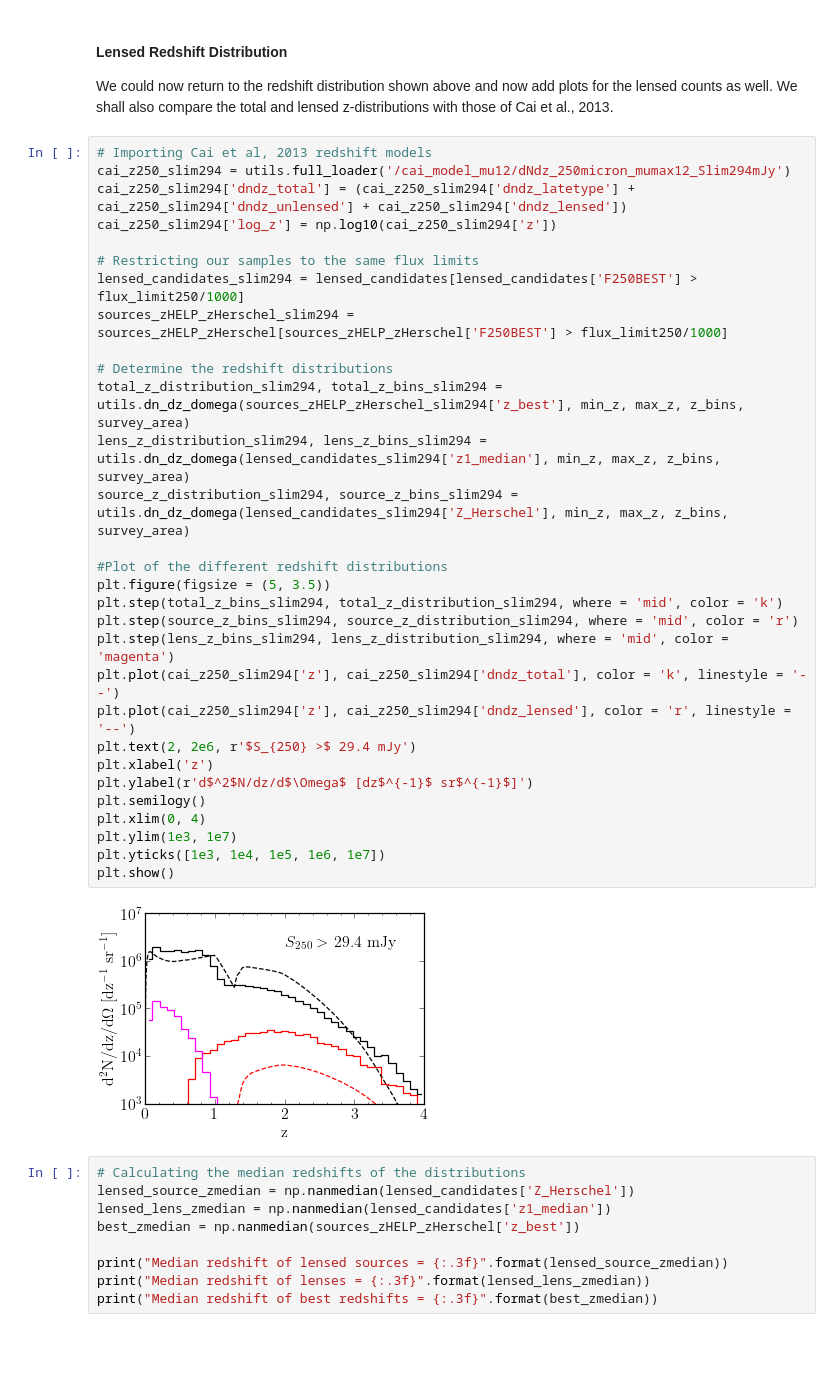
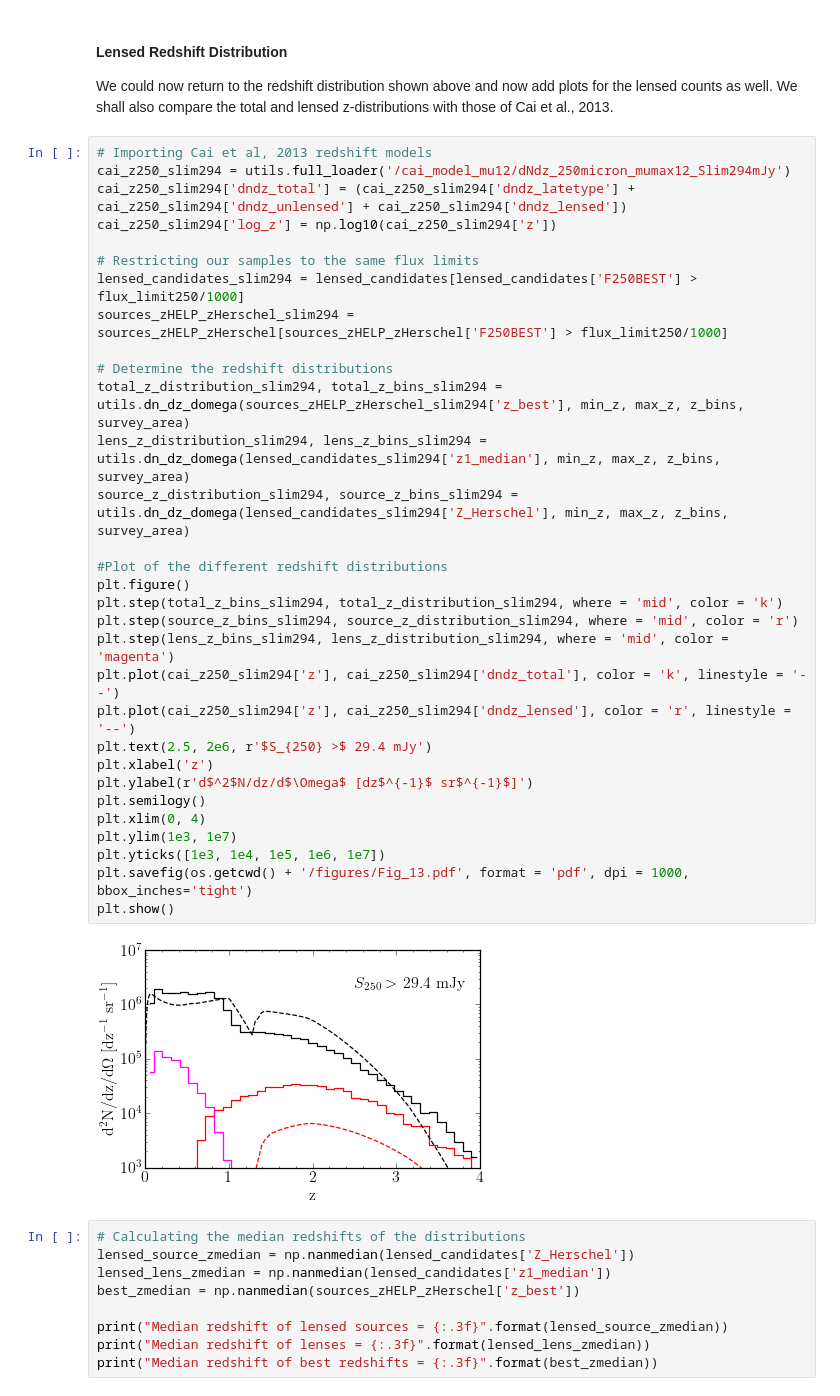
Before and after one commit to BradleyAWard/Herschel-ATLAS-DR3, a Jupyter notebook: HATLAS_DR3/15_arcsec/results.ipynb, the cells around one changed output. Cells and saved outputs as stored; diff of their text form; blank space fills up the shorter version.

```diff
--- a/HATLAS_DR3/15_arcsec/results.ipynb
+++ b/HATLAS_DR3/15_arcsec/results.ipynb
@@ -283,35 +287,36 @@ also compare the total and lensed z-distributions with those of Cai et al., 2013
 # %%
 # Importing Cai et al, 2013 redshift models
 cai_z250_slim294 = utils.full_loader('/cai_model_mu12/dNdz_250micron_mumax12_Slim294mJy')
 cai_z250_slim294['dndz_total'] = (cai_z250_slim294['dndz_latetype'] + cai_z250_slim294['dndz_unlensed'] + cai_z250_slim294['dndz_lensed'])
 cai_z250_slim294['log_z'] = np.log10(cai_z250_slim294['z'])
 
 # Restricting our samples to the same flux limits
 lensed_candidates_slim294 = lensed_candidates[lensed_candidates['F250BEST'] > flux_limit250/1000]
 sources_zHELP_zHerschel_slim294 = sources_zHELP_zHerschel[sources_zHELP_zHerschel['F250BEST'] > flux_limit250/1000]
 
 # Determine the redshift distributions
 total_z_distribution_slim294, total_z_bins_slim294 = utils.dn_dz_domega(sources_zHELP_zHerschel_slim294['z_best'], min_z, max_z, z_bins, survey_area)
 lens_z_distribution_slim294, lens_z_bins_slim294 = utils.dn_dz_domega(lensed_candidates_slim294['z1_median'], min_z, max_z, z_bins, survey_area)
 source_z_distribution_slim294, source_z_bins_slim294 = utils.dn_dz_domega(lensed_candidates_slim294['Z_Herschel'], min_z, max_z, z_bins, survey_area)
 
 #Plot of the different redshift distributions
-plt.figure(figsize = (5, 3.5))
+plt.figure()
 plt.step(total_z_bins_slim294, total_z_distribution_slim294, where = 'mid', color = 'k')
 plt.step(source_z_bins_slim294, source_z_distribution_slim294, where = 'mid', color = 'r')
 plt.step(lens_z_bins_slim294, lens_z_distribution_slim294, where = 'mid', color = 'magenta')
 plt.plot(cai_z250_slim294['z'], cai_z250_slim294['dndz_total'], color = 'k', linestyle = '--')
 plt.plot(cai_z250_slim294['z'], cai_z250_slim294['dndz_lensed'], color = 'r', linestyle = '--')
-plt.text(2, 2e6, r'$S_{250} >$ 29.4 mJy')
+plt.text(2.5, 2e6, r'$S_{250} >$ 29.4 mJy')
 plt.xlabel('z')
 plt.ylabel(r'd$^2$N/dz/d$\Omega$ [dz$^{-1}$ sr$^{-1}$]')
 plt.semilogy()
 plt.xlim(0, 4)
 plt.ylim(1e3, 1e7)
 plt.yticks([1e3, 1e4, 1e5, 1e6, 1e7])
+plt.savefig(os.getcwd() + '/figures/Fig_13.pdf', format = 'pdf', dpi = 1000, bbox_inches='tight')
 plt.show()
 # %% [output]
-[figure, old version]
+[figure, new version]
 # %%
 # Calculating the median redshifts of the distributions
 lensed_source_zmedian = np.nanmedian(lensed_candidates['Z_Herschel'])
```
Also changed, not shown: parts of 9 cells of this notebook, 14 other files.
